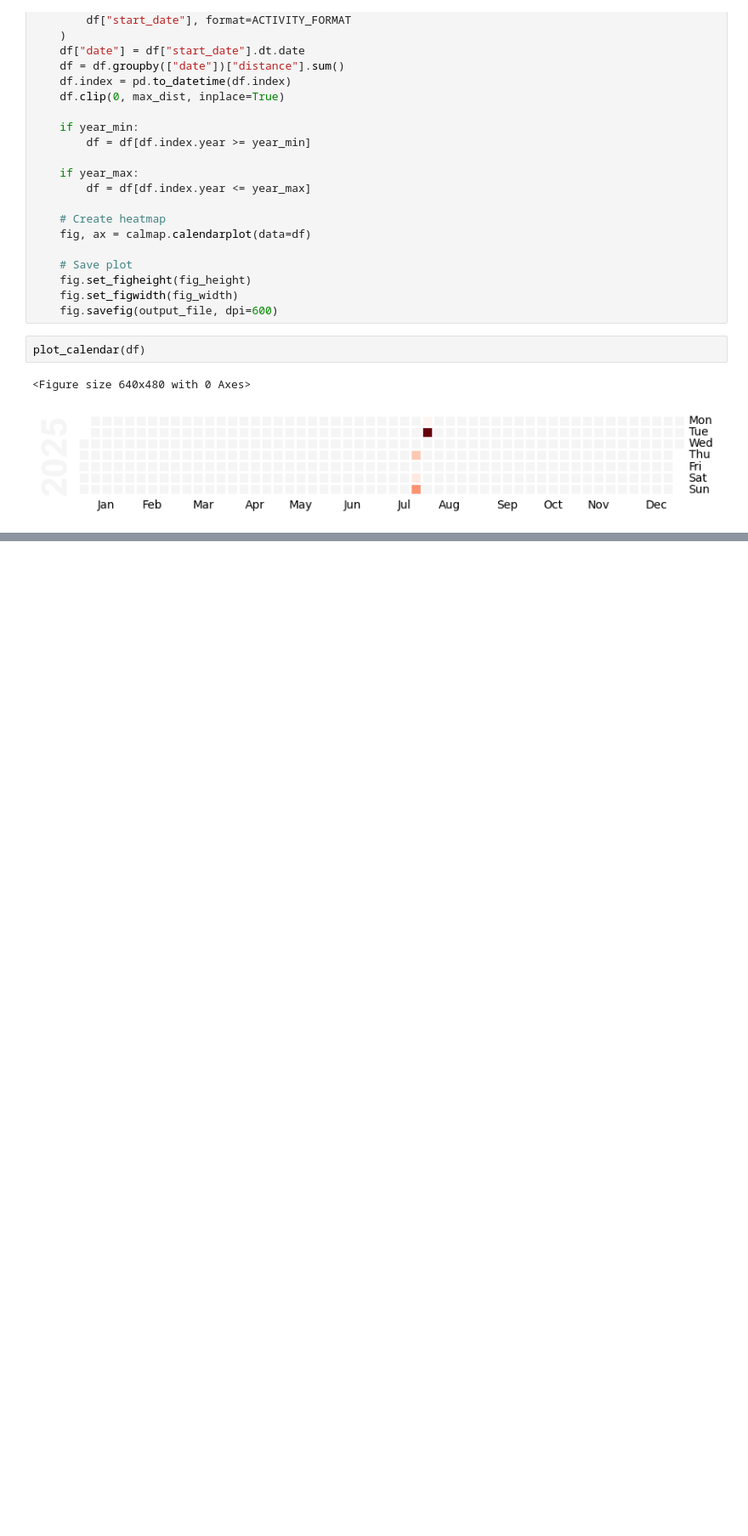
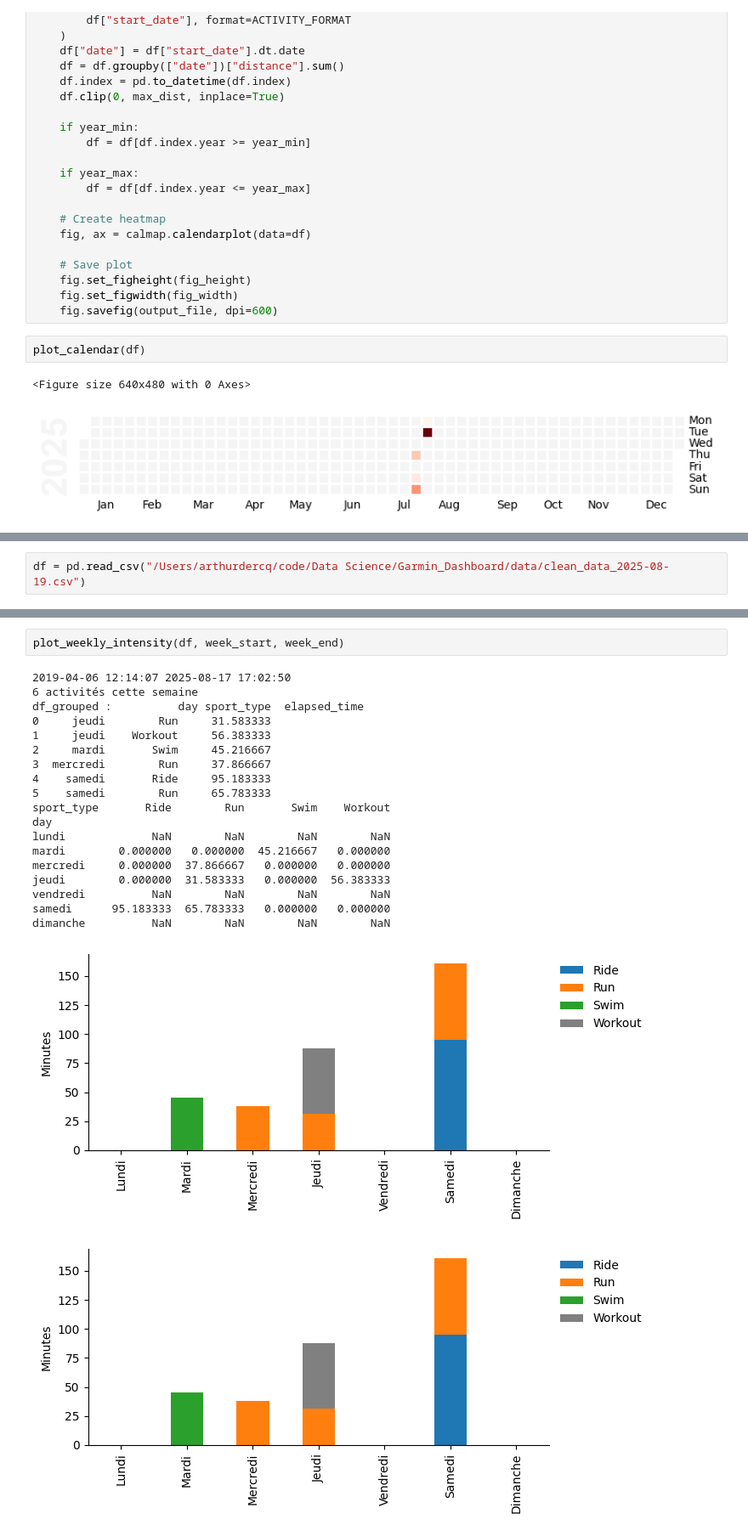
Before and after one commit to ArthurDercq/eye_sight, a Jupyter notebook: notebook/graphs.ipynb, the cells around one changed output, grey strips where cells are left out. Shown at 85% size. Saved outputs shown, nothing was run; the diff lists cells and outputs as text; blank space fills up the shorter version.

Commit message:
More graphs and styling

```diff
--- a/notebook/graphs.ipynb
+++ b/notebook/graphs.ipynb
@@ -212,0 +280,2 @@ plot_calendar(df)
+# %%
+df = pd.read_csv("/Users/arthurdercq/code/Data Science/Garmin_Dashboard/data/clean_data_2025-08-19.csv")
@@ -212,0 +302,23 @@ plot_calendar(df)
+# %%
+plot_weekly_intensity(df, week_start, week_end)
+# %% [output]
+2019-04-06 12:14:07 2025-08-17 17:02:50
+6 activités cette semaine
+df_grouped :          day sport_type  elapsed_time
+0     jeudi        Run     31.583333
+1     jeudi    Workout     56.383333
+2     mardi       Swim     45.216667
+3  mercredi        Run     37.866667
+4    samedi       Ride     95.183333
+5    samedi        Run     65.783333
+sport_type       Ride        Run       Swim    Workout
+day
+lundi             NaN        NaN        NaN        NaN
+mardi        0.000000   0.000000  45.216667   0.000000
+mercredi     0.000000  37.866667   0.000000   0.000000
+jeudi        0.000000  31.583333   0.000000  56.383333
+vendredi          NaN        NaN        NaN        NaN
+samedi      95.183333  65.783333   0.000000   0.000000
+dimanche          NaN        NaN        NaN        NaN
+[figure, added]
+[figure, added]
```
Also changed, not shown: parts of 5 cells of this notebook, 8 other files.
